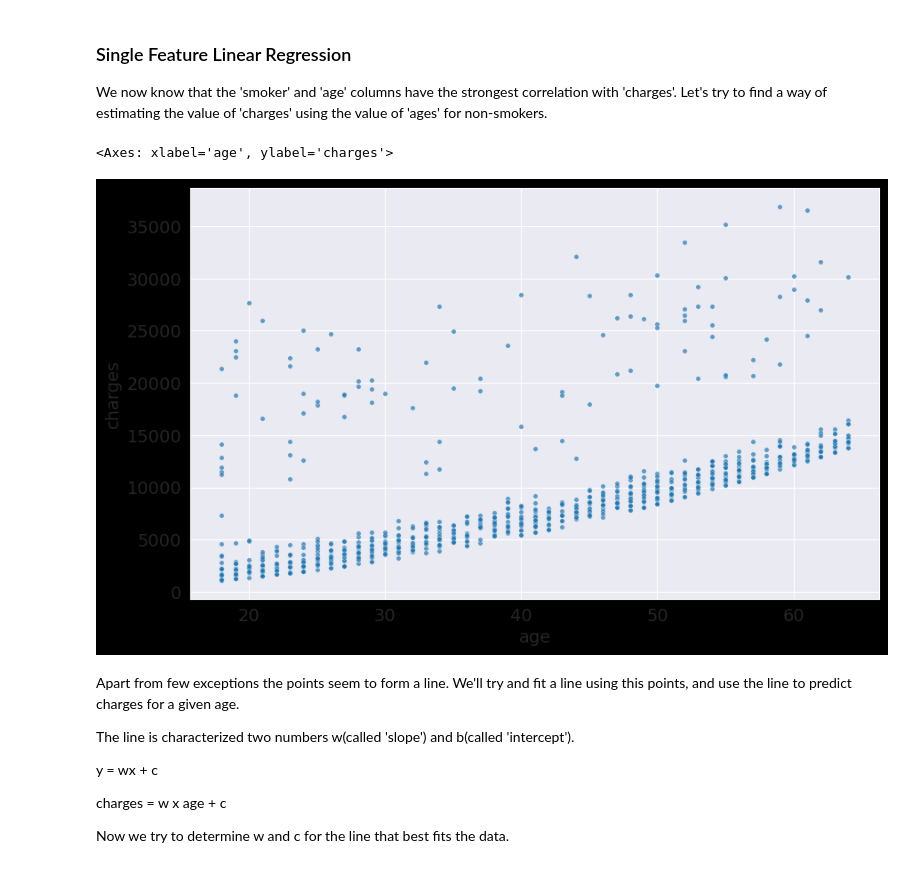
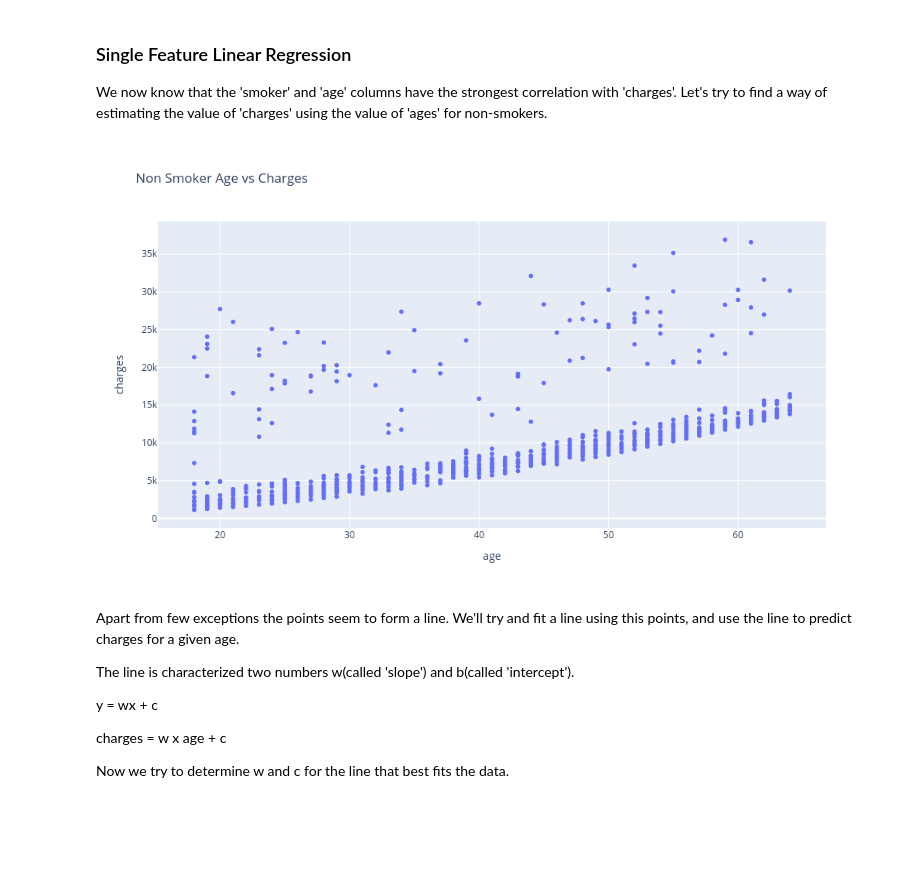
Before and after one commit to hereliesadvaith/Coding-Tutorials, a Jupyter notebook: 01_python/06_libraries/04_scikit_learn/00_linear_regression.ipynb, the cells around one changed output. Saved outputs shown, nothing was run; the diff lists cells and outputs as text; code cells hidden in the pictures; blank space fills up the shorter version.

Commit message:
[UPDT] python/library/scikit_learn: changing graphs to plotly

```diff
--- a/01_python/06_libraries/04_scikit_learn/00_linear_regression.ipynb
+++ b/01_python/06_libraries/04_scikit_learn/00_linear_regression.ipynb
@@ -71,10 +69,3 @@ import plotly.io as pio
 pio.renderers.default = 'png'
 # %% [markdown]
 To improve the default style and font sizes of our chart
-# %%
-sns.set_style('darkgrid')
-matplotlib.rcParams['font.size'] = 14
-matplotlib.rcParams['figure.figsize'] = (10, 6)
-matplotlib.rcParams['figure.facecolor'] = '#000000'
-px.defaults.height = 576
-px.defaults.width = 1024
@@ -239,10 +232,12 @@ We now know that the 'smoker' and 'age' columns have the strongest correlation w
 # %%
 non_smoker_df = medical_df[medical_df.smoker == 'no']
 # %%
-sns.scatterplot(data=non_smoker_df, x='age', y='charges', alpha=0.7, s=15)
+# sns.scatterplot(data=non_smoker_df, x='age', y='charges', alpha=0.7, s=15)
+px.scatter(
+    non_smoker_df, x='age', y='charges', title='Non Smoker Age vs Charges'
+)
 # %% [output]
-<Axes: xlabel='age', ylabel='charges'>
-[figure, old version]
+[figure, new version]
 # %% [markdown]
 Apart from few exceptions the points seem to form a line. We'll try and fit a line using this points, and use the line to predict charges for a given age.
 
```
Also changed, not shown: parts of 8 cells of this notebook.
